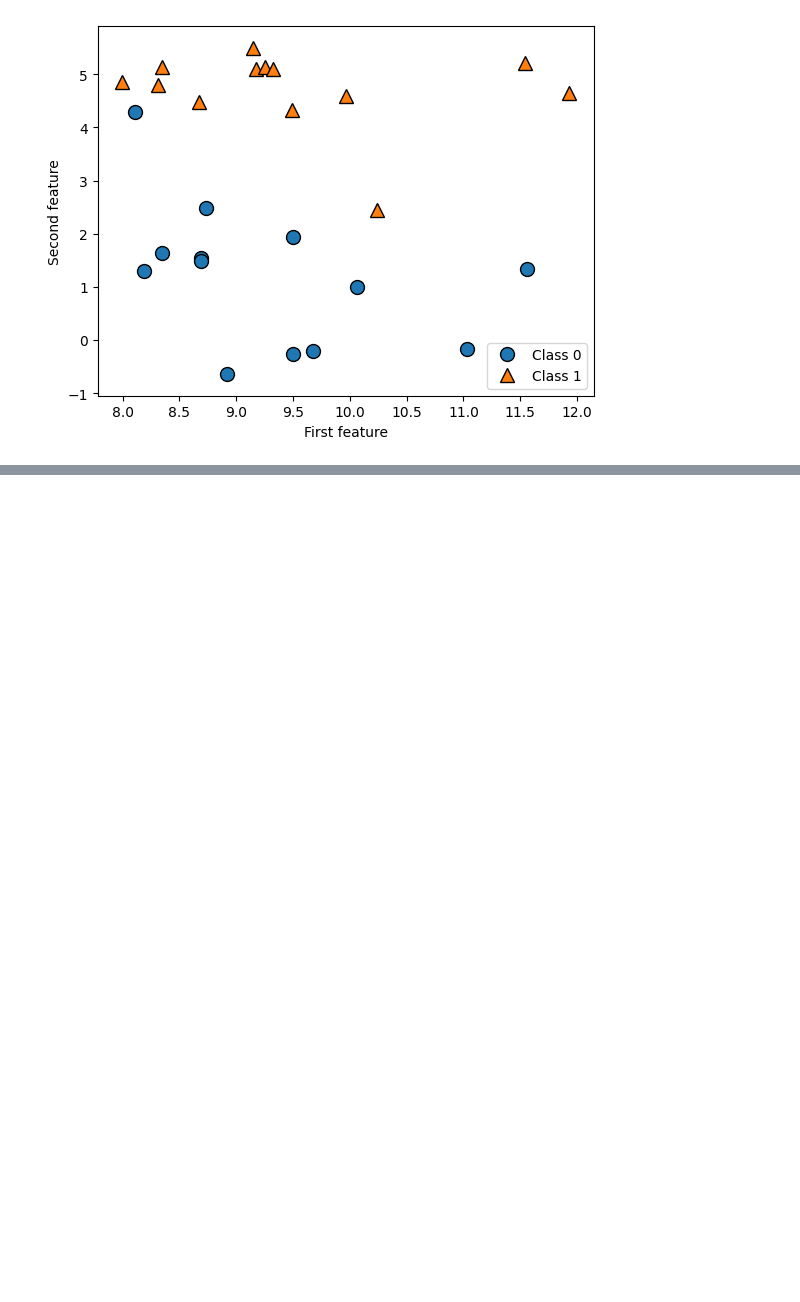
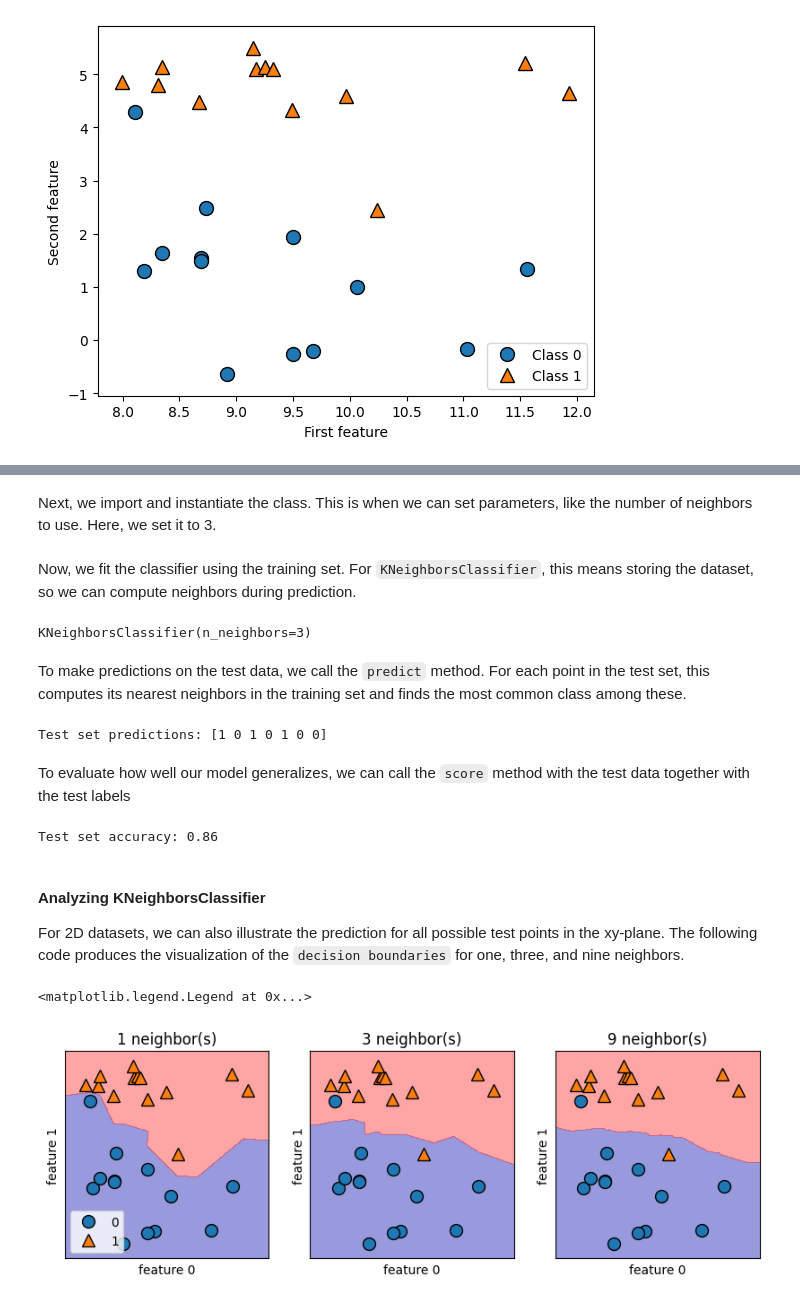
Before and after one commit to ombinya/learning-machine-learning, a Jupyter notebook: intro-to-ml-with-python-book/chapter_2_supervised_learning.ipynb, the cells around one changed output, grey strips where cells are left out. Drawn from its saved outputs; the diff is of its cells as text; code cells hidden in the pictures; blank space fills up the shorter version.

```diff
--- a/intro-to-ml-with-python-book/chapter_2_supervised_learning.ipynb
+++ b/intro-to-ml-with-python-book/chapter_2_supervised_learning.ipynb
@@ -22,0 +42,46 @@ X.shape: (26, 2)
+# %%
+from sklearn.model_selection import train_test_split
+X, y = mglearn.datasets.make_forge()
+
+X_train, X_test, y_train, y_test = train_test_split(X, y, random_state=0)
+# %% [markdown]
+Next, we import and instantiate the class. This is when we can set parameters, like the number of neighbors to use. Here, we set it to 3.
+# %%
+from sklearn.neighbors import KNeighborsClassifier
+clf = KNeighborsClassifier(n_neighbors=3)
+# %% [markdown]
+Now, we fit the classifier using the training set. For `KNeighborsClassifier`, this means storing the dataset, so we can compute neighbors during prediction.
+# %%
+clf.fit(X_train, y_train)
+# %% [output]
+KNeighborsClassifier(n_neighbors=3)
+# %% [markdown]
+To make predictions on the test data, we call the `predict` method. For each point in the test set, this computes its nearest neighbors in the training set and finds the most common class among these.
+# %%
+print("Test set predictions: {}".format(clf.predict(X_test)))
+# %% [output]
+Test set predictions: [1 0 1 0 1 0 0]
+# %% [markdown]
+To evaluate how well our model generalizes, we can call the `score` method with the test data together with the test labels
+# %%
+print("Test set accuracy: {:.2f}".format(clf.score(X_test, y_test)))
+# %% [output]
+Test set accuracy: 0.86
+# %% [markdown]
+#### Analyzing KNeighborsClassifier
+For 2D datasets, we can also illustrate the prediction for all possible test points in the xy-plane. The following code produces the visualization of the `decision boundaries` for one, three, and nine neighbors.
+# %%
+fig, axes = plt.subplots(1, 3, figsize=(10, 3))
+
+for n_neighbors, ax in zip([1, 3, 9], axes):
+    clf = KNeighborsClassifier(n_neighbors=n_neighbors).fit(X, y)
+    mglearn.plots.plot_2d_separator(clf, X, fill=True, eps=0.5, ax=ax, alpha=0.4)
+    mglearn.discrete_scatter(X[:, 0], X[:, 1], y, ax=ax)
+    ax.set_title("{} neighbor(s)".format(n_neighbors))
+    ax.set_xlabel("feature 0")
+    ax.set_ylabel("feature 1")
+
+axes[0].legend(loc=3)
+# %% [output]
+<matplotlib.legend.Legend at 0x...>
+[figure, added]
```
Also changed, not shown: parts of 3 cells of this notebook.
